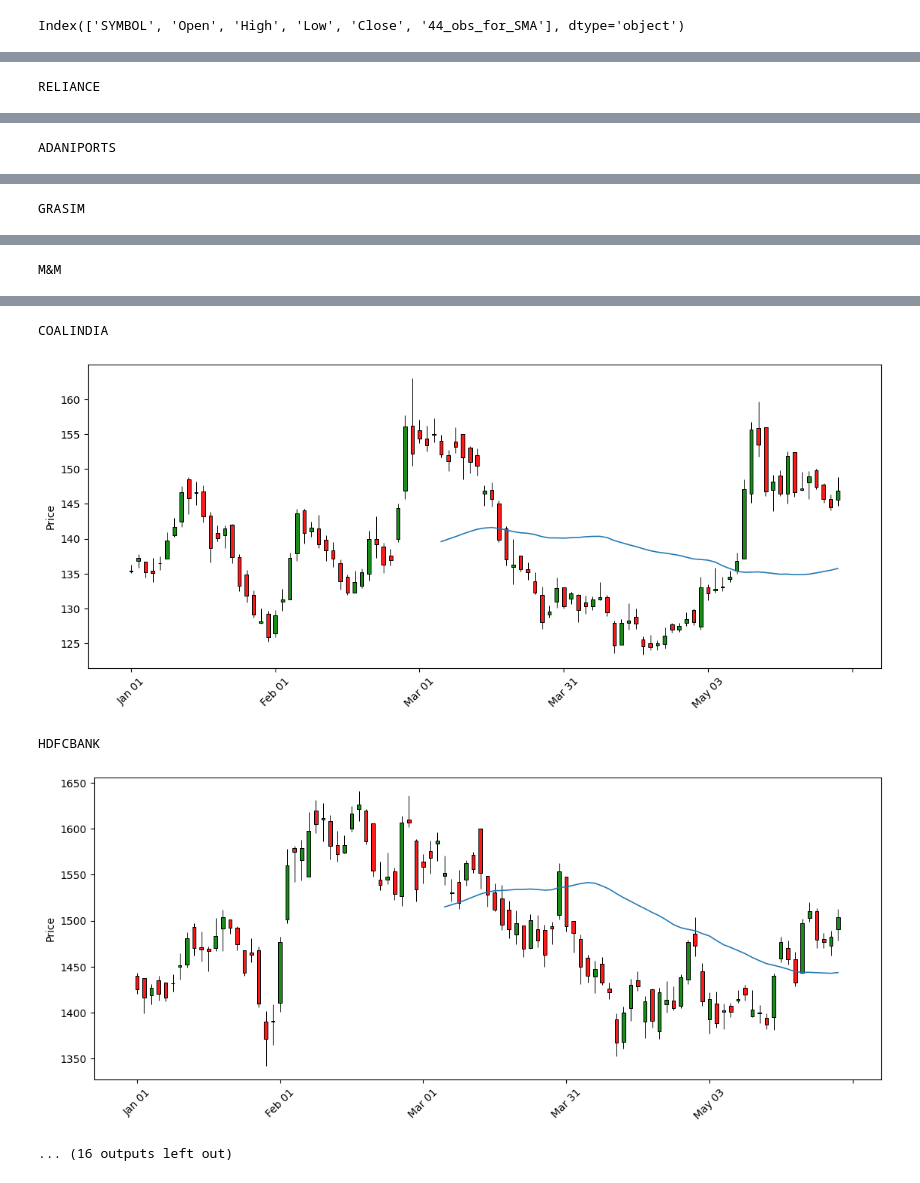
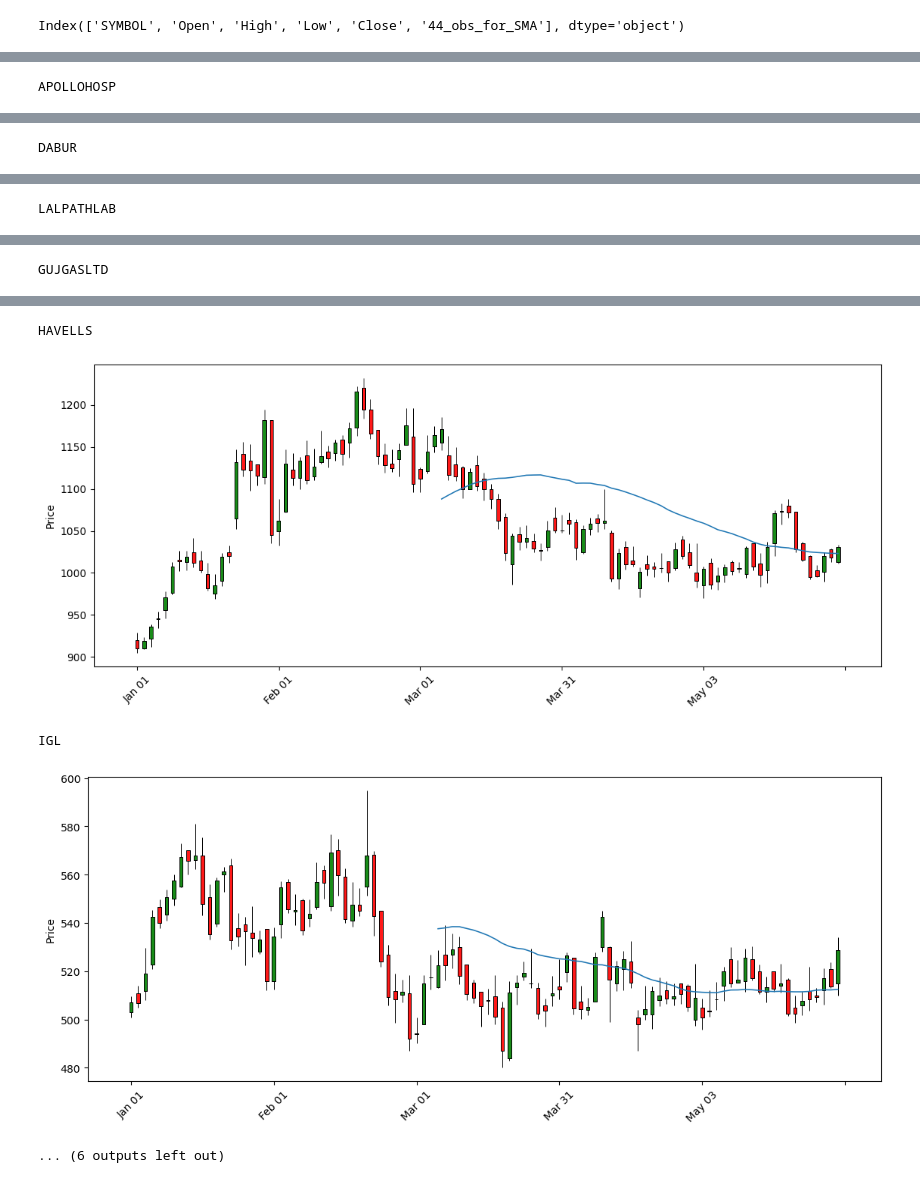
Before and after one commit to my8286/Stock-Analysis, a Jupyter notebook: Simple Moving Average.ipynb, the cells around one changed output, grey strips where cells are left out. Saved outputs shown, nothing was run; the diff lists cells and outputs as text; code cells hidden in the pictures.

```diff
--- a/Simple Moving Average.ipynb
+++ b/Simple Moving Average.ipynb
@@ -8,5 +8,5 @@ import nsepy as nse
 from nsepy import get_history
 import mplfinance as mpf
 # %%
-nifty50=pd.read_csv('NIFTY50.csv')
+nifty=pd.read_csv('NIFTY200.csv')
 # %%
@@ -19,25 +40,27 @@ Index(['SYMBOL'], dtype='object')
 # calculating the simple moving average (which is just mean calculated progressively)
 # and add the result as a new column to dataframe
 list=[]
-for name, values in nifty50.iteritems():
+for name, values in nifty.iteritems():
     for index in values:
-        rising_stock=get_history(index,start=datetime(2021,1,1),end=datetime(2021,12,20))
+        rising_stock=get_history(index,start=datetime(2021,1,1),end=datetime(datetime.now().year,datetime.now().month,datetime.now().day))
         sublist=[]
-        if rising_stock['Open'][-1] < rising_stock['Close'][-1]:
+        if rising_stock.shape[0]>1 and rising_stock['Open'][-1] < rising_stock['Close'][-1]:
             short_window = 44
             rising_stock["44_obs_for_SMA"] = rising_stock["Close"].rolling(window=short_window).mean()
-            sublist.append(index)
-            sublist.append(rising_stock["Open"][-1])
-            sublist.append(rising_stock["High"][-1])
-            sublist.append(rising_stock["Low"][-1])
-            sublist.append(rising_stock["Close"][-1])
-            sublist.append(rising_stock["44_obs_for_SMA"][-1])
 
-            list.append(sublist)
-            rising_stock.index.name = 'Date'
+            if (rising_stock["High"][-1]>= rising_stock["44_obs_for_SMA"][-1] and rising_stock["Low"][-1]<= rising_stock["44_obs_for_SMA"][-1]):
+                sublist.append(index)
+                sublist.append(rising_stock["Open"][-1])
+                sublist.append(rising_stock["High"][-1])
+                sublist.append(rising_stock["Low"][-1])
+                sublist.append(rising_stock["Close"][-1])
+                sublist.append(rising_stock["44_obs_for_SMA"][-1])
 
-            rising_stock.to_csv("stocks/{index}.csv".format(index=index))
-            print(index)
+                list.append(sublist)
+                rising_stock.index.name = 'Date'
+
+                rising_stock.to_csv("stocks/{index}.csv".format(index=index))
+                print(index)
 
     #print('{name}: {value}'.format(name=name, value=values))
 # %% [output]
@@ -93,7 +100,7 @@ rising_stocks
 ### and plot the graph with points where upturn happen
 
 for index, row in rising_stocks.iterrows():
-    if round(row["Close"],1)> round(row["44_obs_for_SMA"],1) and round(row["44_obs_for_SMA"],1)>= round(row["Open"],1):
+    if row["High"]>= row["44_obs_for_SMA"] and row["44_obs_for_SMA"] >=row["Low"] :
         #print(row["SYMBOL"])
-        print("{symbol} {high} {sma}  {low} ".format(symbol=row["SYMBOL"],high=row["High"],low=row["Low"],sma=row["44_obs_for_SMA"]))
+        print("{symbol}    {high}       {low}         {sma} ".format(symbol=row["SYMBOL"],high=round(row["High"]),low=round(row["Low"]),sma=round(row["44_obs_for_SMA"])))
 # %% [output]
@@ -110,9 +125,9 @@ s  = mpf.make_mpf_style(marketcolors=mc)
 # %%
 for index, row in rising_stocks.iterrows():
     stock = pd.read_csv('stocks/{symbol}.csv'.format(symbol=row["SYMBOL"]),index_col=0,parse_dates=True)
-    if (stock["High"][-1]>= stock["44_obs_for_SMA"][-1] and stock["44_obs_for_SMA"][-1]>= stock["Low"][-1]) or (stock["High"][-1]<= stock["44_obs_for_SMA"][-1] and stock["44_obs_for_SMA"][-1]<= stock["Low"][-1]) or (stock["Low"][-1]+5>=stock["44_obs_for_SMA"][-1]) :
-        print(row["SYMBOL"])
+    #if (stock["High"][-1]>= stock["44_obs_for_SMA"][-1]) and (stock["Low"][-1]<= stock["44_obs_for_SMA"][-1]):
+    print(row["SYMBOL"])
 
-        mpf.plot(stock,type='candle',figratio=(38,15),mav=44,style=s)
+    mpf.plot(stock,type='candle',figratio=(38,15),mav=44,style=s)
 # %% [output]
-RELIANCE
+APOLLOHOSP
@@ -120 +135 @@ RELIANCE
-ADANIPORTS
+DABUR
@@ -122 +137 @@ ADANIPORTS
-GRASIM
+LALPATHLAB
@@ -124 +139 @@ GRASIM
-M&M
+GUJGASLTD
@@ -126,5 +141,5 @@ M&M
-COALINDIA
+HAVELLS
-[figure, old version]
+[figure, new version]
-HDFCBANK
+IGL
-[figure, old version]
+[figure, new version]
-... (16 outputs left out)
+... (6 outputs left out)
```
Also changed, not shown: parts of 8 cells of this notebook, 27 other files.
